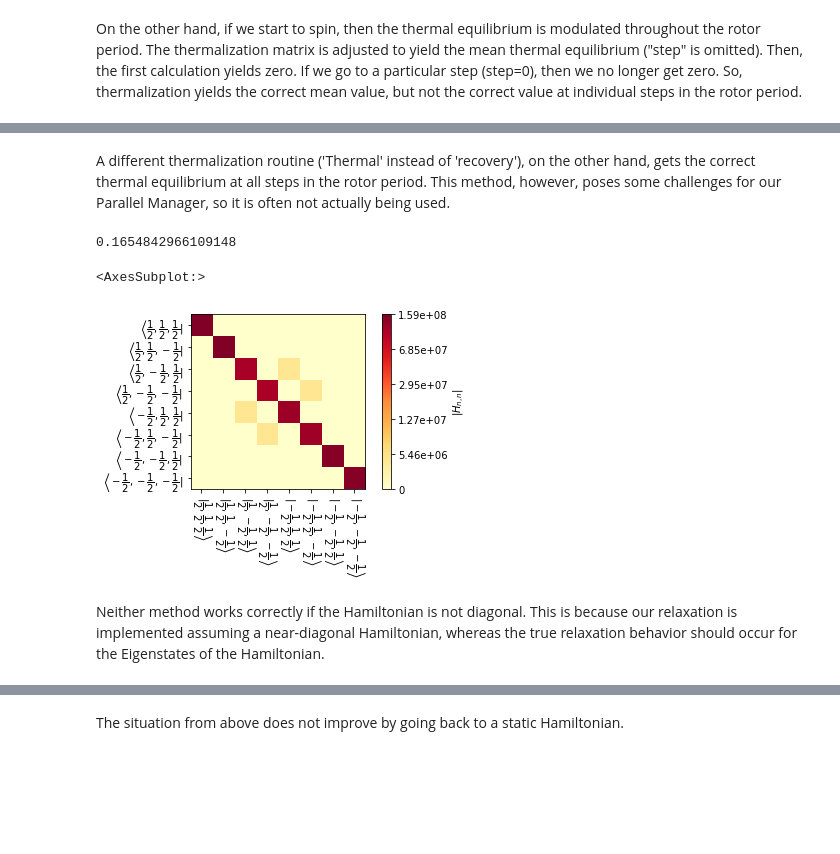
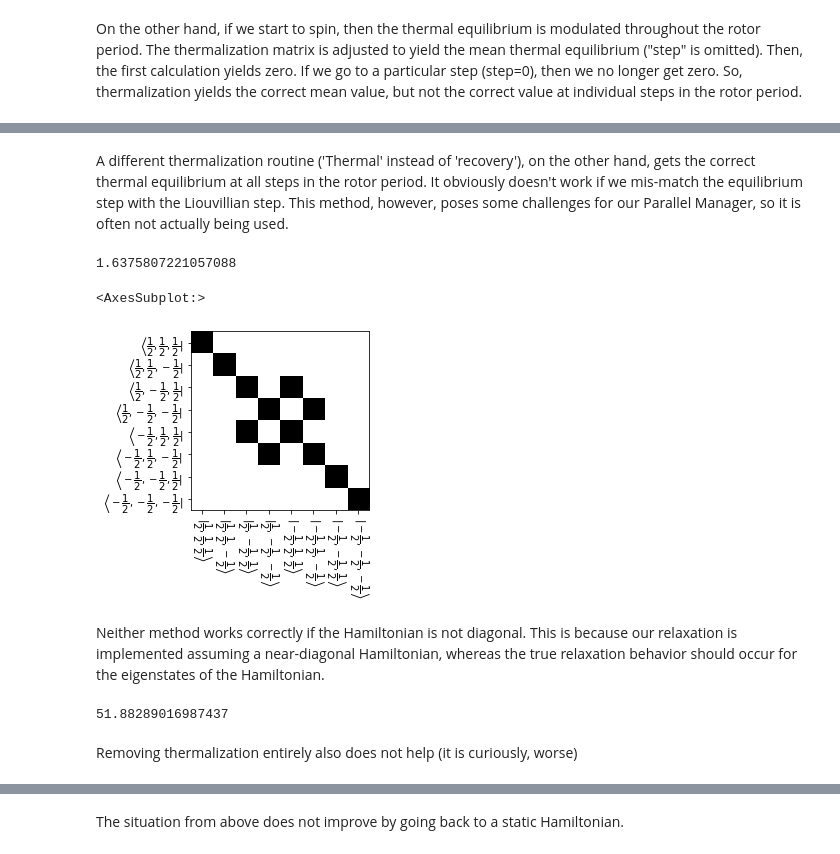
Before and after one commit to alsinmr/SLEEPY_tutorial, a Jupyter notebook: DNP/ThermalizationTests.ipynb, the cells around one changed output, grey strips where cells are left out. Saved outputs shown, nothing was run; the diff lists cells and outputs as text; code cells hidden in the pictures; blank space fills up the shorter version.

```diff
--- a/DNP/ThermalizationTests.ipynb
+++ b/DNP/ThermalizationTests.ipynb
@@ -130,7 +121,7 @@ np.abs(L[0].L(0)@L[0].rho_eq(step=10)).max()
 # %% [markdown]
-A different thermalization routine ('Thermal' instead of 'recovery'), on the other hand, gets the correct thermal equilibrium at all steps in the rotor period. This method, however, poses some challenges for our Parallel Manager, so it is often not actually being used.
+A different thermalization routine ('Thermal' instead of 'recovery'), on the other hand, gets the correct thermal equilibrium at all steps in the rotor period. It obviously doesn't work if we mis-match the equilibrium step with the Liouvillian step. This method, however, poses some challenges for our Parallel Manager, so it is often not actually being used.
 # %%
-ex=sl.ExpSys(v0H=250,Nucs=['e-','e-','1H'],LF=False,vr=5000,T_K=80,
+ex=sl.ExpSys(v0H=250,Nucs=['e-','e-','1H'],LF=True,vr=5000,T_K=80,
              pwdavg=sl.PowderAvg(q=2)[10],rotor_angle=np.arccos(np.sqrt(1/3)))
 ex.set_inter('hyperfine',i0=1,i1=2,Axx=-1000000,Ayy=-1000000,Azz=2000000,euler=[0,0,0])
 ex.set_inter('hyperfine',i0=0,i1=2,Axx=-1000000,Ayy=-1000000,Azz=2000000,euler=[0,np.pi/2,0])
@@ -147,15 +138,15 @@ L.add_relax('T1',i=0,T1=250e-6)
 L.add_relax('T1',i=1,T1=250e-6)
 L.add_relax('T2',i=2,T2=5e-3)
 L.add_relax('T1',i=2,T1=3)
-_=L.add_relax('Thermal')
+_=L.add_relax('recovery')
 # %%
-np.abs(L[0].L(10)@L[0].rho_eq(step=10)).max()
+np.abs(L[0].L(0)@L[0].rho_eq(step=0)).max()
 # %% [output]
-0.1654842966109148
+1.6375807221057088
 # %%
-L.H[0].plot()
+L.H[0].plot(mode='spy')
 # %% [output]
 <AxesSubplot:>
-[figure, old version]
+[figure, new version]
 # %% [markdown]
-Neither method works correctly if the Hamiltonian is not diagonal. This is because our relaxation is implemented assuming a near-diagonal Hamiltonian, whereas the true relaxation behavior should occur for the Eigenstates of the Hamiltonian.
+Neither method works correctly if the Hamiltonian is not diagonal. This is because our relaxation is implemented assuming a near-diagonal Hamiltonian, whereas the true relaxation behavior should occur for the eigenstates of the Hamiltonian.
@@ -162 +172,7 @@ Neither method works correctly if the Hamiltonian is not diagonal. This is becau
+# %%
+np.abs(L[0].L(0)@L[0].rho_eq(step=0)).max()
+# %% [output]
+51.88289016987437
+# %% [markdown]
+Removing thermalization entirely also does not help (it is curiously, worse)
 # %%
```
Also changed, not shown: parts of 30 cells of this notebook.
